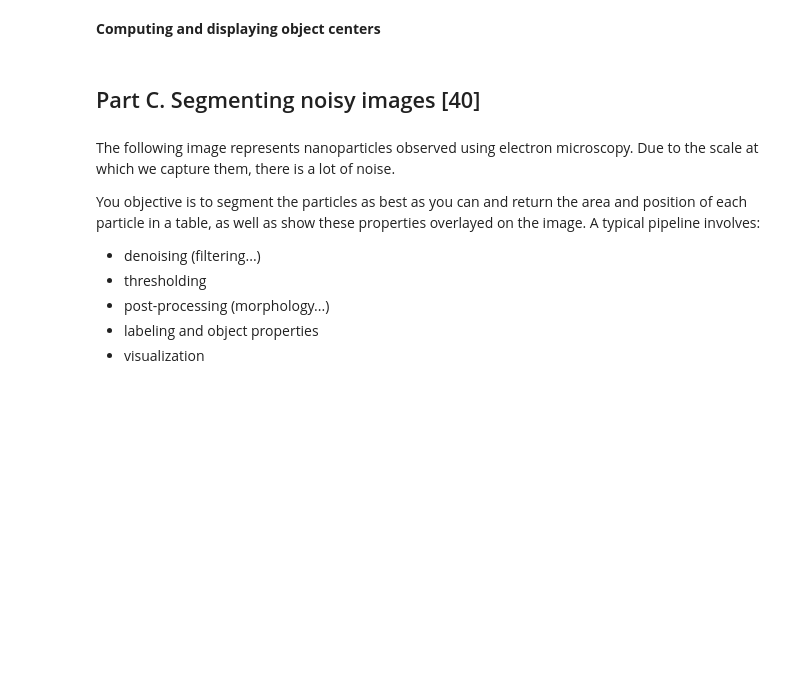
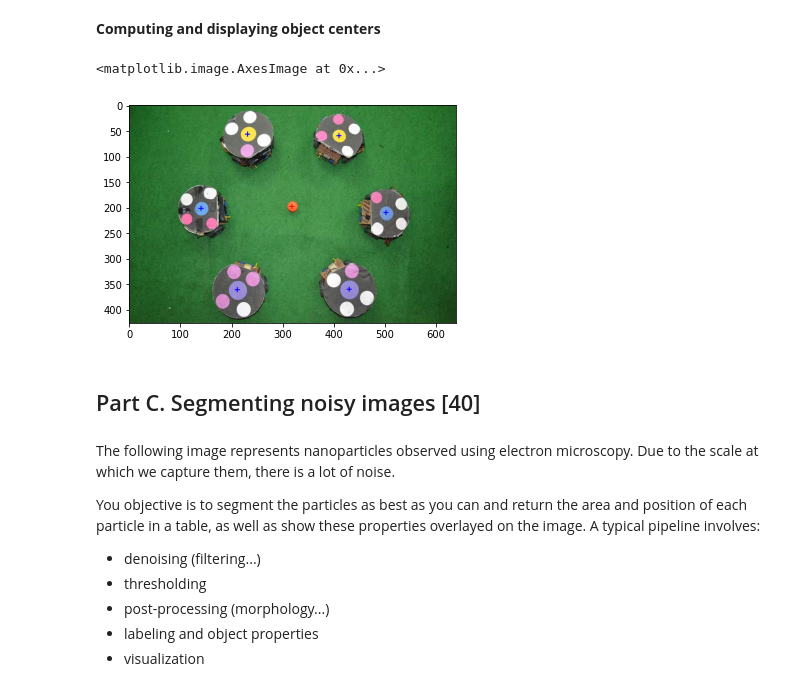
Before and after one commit to daniel-suazo/CV-Assignment1, a Jupyter notebook: Assg1_ImageProc.ipynb, the cells around one changed output. Drawn from its saved outputs; the diff is of its cells as text; code cells hidden in the pictures; blank space fills up the shorter version.

```diff
--- a/Assg1_ImageProc.ipynb
+++ b/Assg1_ImageProc.ipynb
@@ -119,3 +119,13 @@ To mask the robots, the same methodology was used.
+# %%
+def create_cross(coords, img, color):
+    """
+    Create a cross at the given coordinates in the image.
+    """
+    y, x = coords
+    newimg = img.copy()
+    newimg[y-5:y+5, x-1:x+1, :] = color
+    newimg[y-1:y+1, x-5:x+5, :] = color
+    return newimg
 # %%
 # mask the ball
 
@@ -126,9 +136,4 @@ ballmask2 = hsv_robocup[:,:,2] > 150
 ballmask = np.logical_and(np.logical_and(ballmask0, ballmask1),  ballmask2)
 
 bally, ballx = center_of_mass(ballmask)
-ballx, bally = int(ballx), int(bally)
-print(ballx, bally)
-marked_ball = np.copy(robocup)
-marked_ball[bally-5:bally+5, ballx-1:ballx+1, :] = (255,0,0)
-marked_ball[bally-1:bally+1, ballx-5:ballx+5, :] = (255,0,0)
-plt.imshow(marked_ball)
+ballcoords = (int(bally), int(ballx))
@@ -200,3 +186,14 @@ __Computing and displaying object centers__
+# %%
+# Your code here (use several cells if needed)
+marked_img = np.copy(robocup)
+for i in robotCenters:
+    marked_img = create_cross(i, marked_img, (0,0,255))
+
+marked_img = create_cross(ballcoords, marked_img, (255,0,0))
+plt.imshow(marked_img)
+# %% [output]
+<matplotlib.image.AxesImage at 0x...>
+[figure, added]
 # %% [markdown]
 ## Part C. Segmenting noisy images [40]
 # %% [markdown]
```
Also changed, not shown: parts of 5 cells of this notebook.
